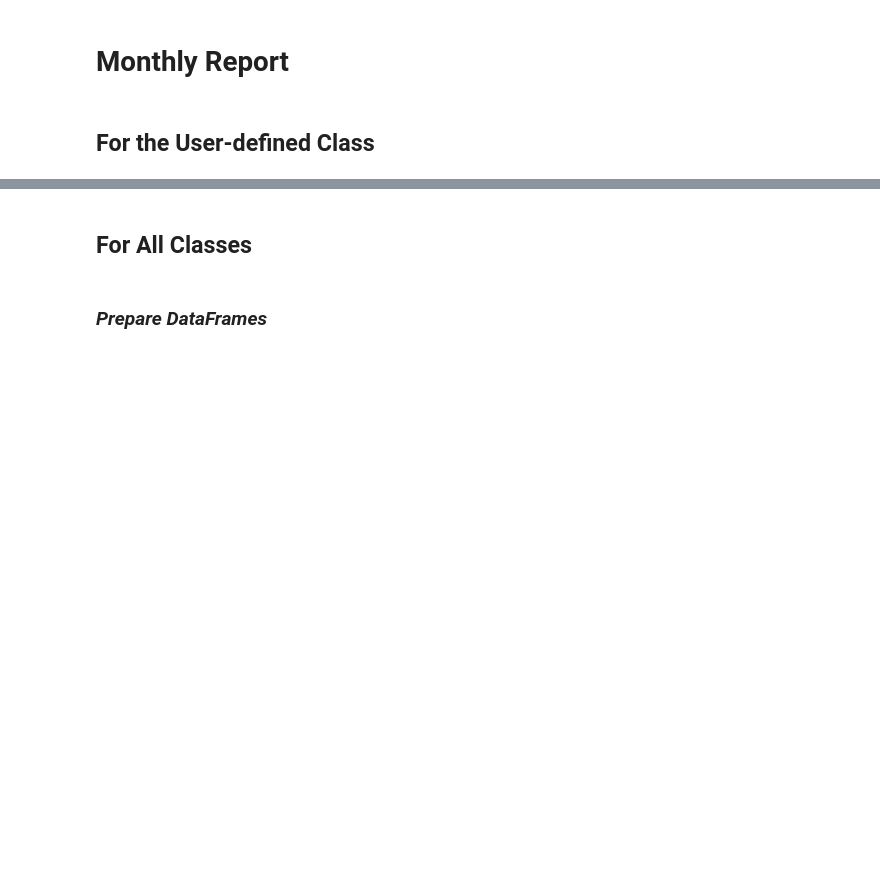
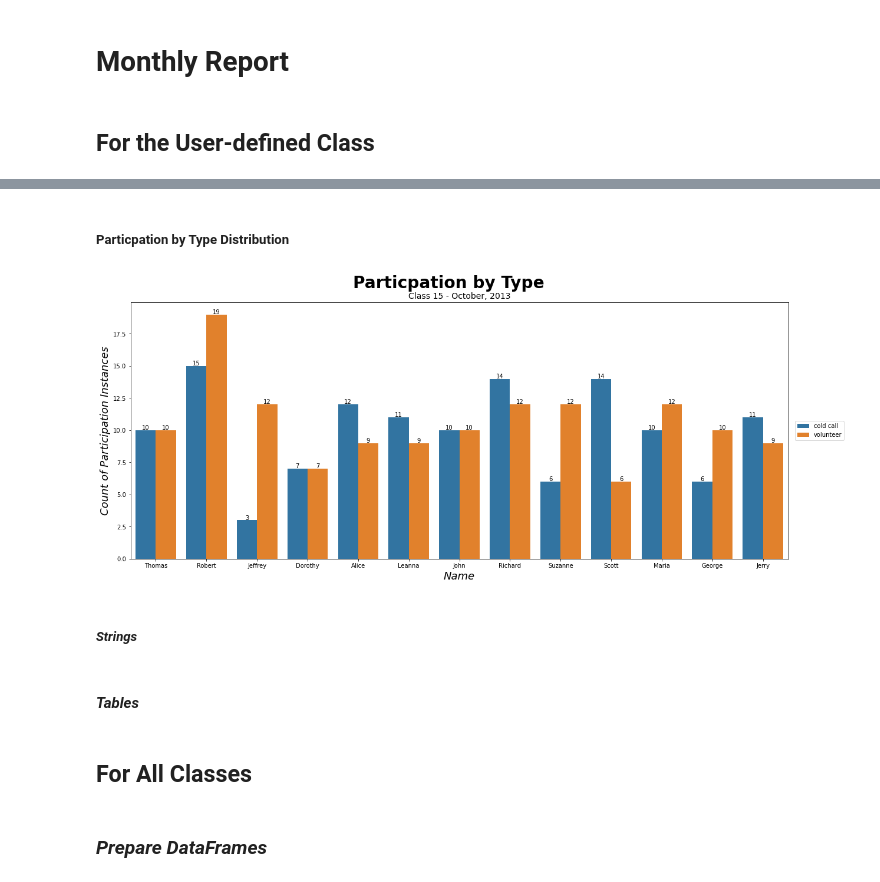
Before and after one commit to mikitz/china-students, a Jupyter notebook: (Teacher) Class Reports.ipynb, the cells around one changed output, grey strips where cells are left out. Cells and saved outputs as stored; diff of their text form; code cells hidden in the pictures; blank space fills up the shorter version.

```diff
--- a/(Teacher) Class Reports.ipynb
+++ b/(Teacher) Class Reports.ipynb
@@ -155,0 +271,21 @@ fShowValuesOnBars(ax)
+# %% [markdown]
+##### Particpation by Type Distribution
+# %%
+# Create the figure and axis objects
+fig, ax = plt.subplots(figsize = (20, 8))
+# Plot it
+sns.countplot(x = 'STUDENT_NAME_ENGLISH', hue = 'PARTICIPATION_TYPE', data = dfParticipationDate)
+# Set up the legend
+plt.legend(bbox_to_anchor=(1.01, 0.5), loc='center left', borderaxespad=0)
+# Format the graph
+tSubtitle = 'Class {} - {}, {}'.format(tiClassID, oMonth, tiYear)
+plt.suptitle("Particpation by Type", size = 28, fontweight = "bold", y = 0.96, ha = 'center')
+ax.set_title(tSubtitle, size = 14, ha = 'center')
+ax.set_xlabel("Name", size = 18, style="italic")
+ax.set_ylabel("Count of Participation Instances", size = 18, style="italic")
+# Add labels
+fShowValuesOnBars(ax)
+# %% [output]
+[figure, added]
+# %% [markdown]
+##### *Strings*
@@ -155,0 +296,2 @@ fShowValuesOnBars(ax)
+# %% [markdown]
+#### *Tables*
```
Also changed, not shown: parts of 38 cells of this notebook, 2 other files.
